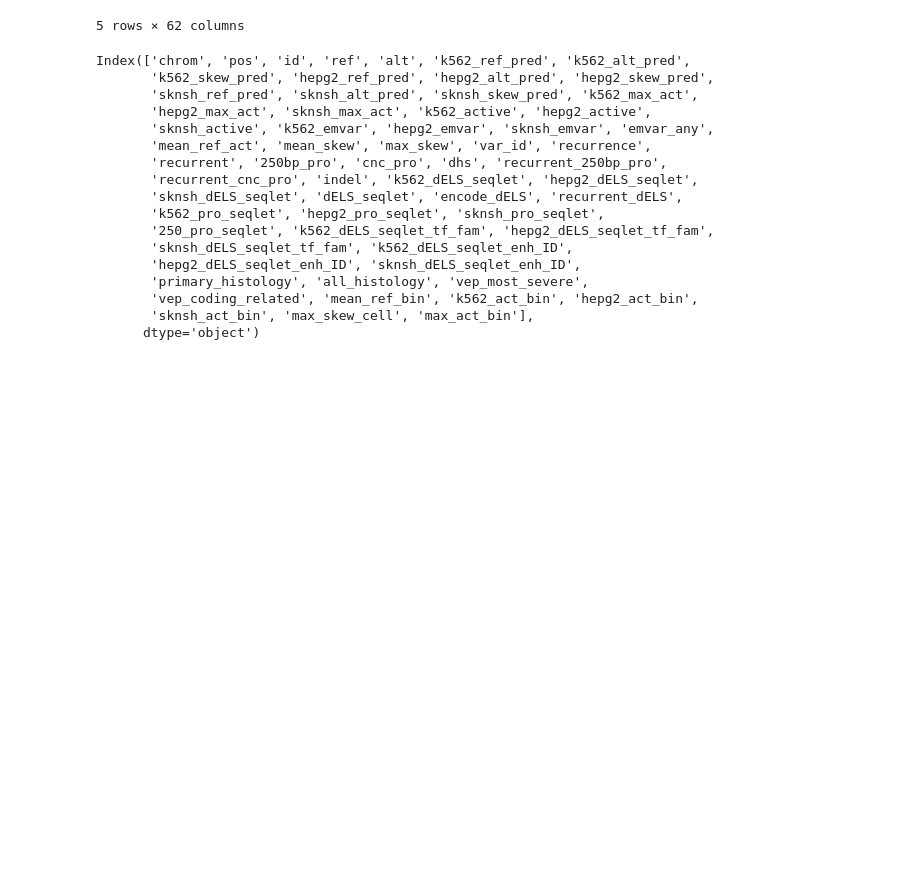
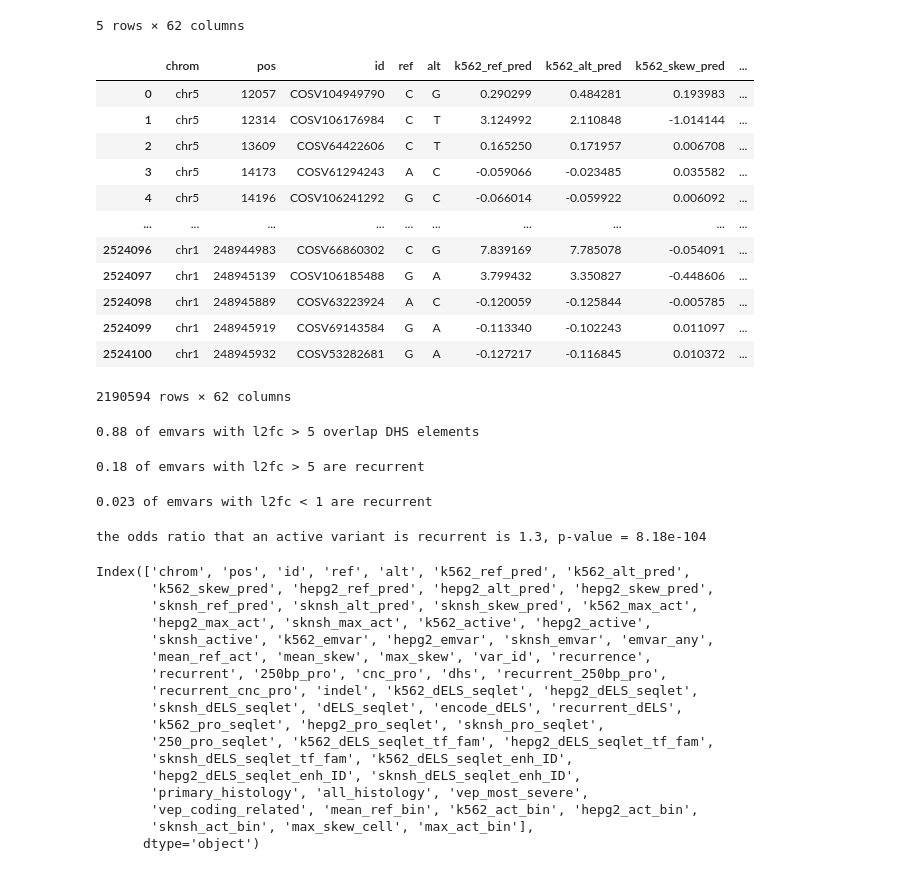
Before and after one commit to john-c-butts/MPAC, a Jupyter notebook: revision_experiments/cosmic/scripts/COSMIC_analysis_v9.ipynb, the cells around one changed output. Saved outputs shown, nothing was run; the diff lists cells and outputs as text; code cells hidden in the pictures; blank space fills up the shorter version.

Commit message:
Update COSMIC analysis notebook to v9
Co-Authored-By: Claude Sonnet 4.6 <noreply@anthropic.com>

```diff
--- a/revision_experiments/cosmic/scripts/COSMIC_analysis_v9.ipynb
+++ b/revision_experiments/cosmic/scripts/COSMIC_analysis_v9.ipynb
@@ -552,3 +552,56 @@ cosmic_preds.head()
 | 3 | chr5 | 14173 | COSV61294243 | A | C | -0.059066 | -0.023485 | 0.035582 | ... |
 | 4 | chr5 | 14196 | COSV106241292 | G | C | -0.066014 | -0.059922 | 0.006092 | ... |
 5 rows × 62 columns
+# %%
+cosmic_preds4act_bin
+# %% [output]
+|  | chrom | pos | id | ref | alt | k562_ref_pred | k562_alt_pred | k562_skew_pred | ... |
+| 0 | chr5 | 12057 | COSV104949790 | C | G | 0.290299 | 0.484281 | 0.193983 | ... |
+| 1 | chr5 | 12314 | COSV106176984 | C | T | 3.124992 | 2.110848 | -1.014144 | ... |
+| 2 | chr5 | 13609 | COSV64422606 | C | T | 0.165250 | 0.171957 | 0.006708 | ... |
+| 3 | chr5 | 14173 | COSV61294243 | A | C | -0.059066 | -0.023485 | 0.035582 | ... |
+| 4 | chr5 | 14196 | COSV106241292 | G | C | -0.066014 | -0.059922 | 0.006092 | ... |
+| ... | ... | ... | ... | ... | ... | ... | ... | ... | ... |
+| 2524096 | chr1 | 248944983 | COSV66860302 | C | G | 7.839169 | 7.785078 | -0.054091 | ... |
+| 2524097 | chr1 | 248945139 | COSV106185488 | G | A | 3.799432 | 3.350827 | -0.448606 | ... |
+| 2524098 | chr1 | 248945889 | COSV63223924 | A | C | -0.120059 | -0.125844 | -0.005785 | ... |
+| 2524099 | chr1 | 248945919 | COSV69143584 | G | A | -0.113340 | -0.102243 | 0.011097 | ... |
+| 2524100 | chr1 | 248945932 | COSV53282681 | G | A | -0.127217 | -0.116845 | 0.010372 | ... |
+2190594 rows × 62 columns
+# %%
+# calculate the percent overlap of emvars with activity > 5 and DHS
+l2fcGreater5_emvars = cosmic_preds4act_bin[(cosmic_preds4act_bin['max_act_bin'].astype(str) == '(5.0, inf]') &
+                                           (cosmic_preds4act_bin['emvar_any'] == 1)]
+print(f'{l2fcGreater5_emvars['dhs'].sum() / len(l2fcGreater5_emvars):.2} of emvars with l2fc > 5 overlap DHS elements')
+# %% [output]
+0.88 of emvars with l2fc > 5 overlap DHS elements
+# %%
+# calculate the percent overlap of recurrent emvars with activity > 5 and DHS
+l2fcGreater5_RecEmvars = cosmic_preds4act_bin[(cosmic_preds4act_bin['max_act_bin'].astype(str) == '(5.0, inf]') &
+                                              (cosmic_preds4act_bin['emvar_any'] == 1)]
+print(f'{l2fcGreater5_RecEmvars['recurrent'].sum() / len(l2fcGreater5_RecEmvars):.2} of emvars with l2fc > 5 are recurrent')
+# %% [output]
+0.18 of emvars with l2fc > 5 are recurrent
+# %%
+# calculate the percent overlap of recurrent emvars with activity > 5 and DHS
+l2fcGreater5_RecEmvars = cosmic_preds4act_bin[(cosmic_preds4act_bin['max_act_bin'].astype(str) == '(-inf, 1.0]') &
+                                              (cosmic_preds4act_bin['emvar_any'] == 1)]
+print(f'{l2fcGreater5_RecEmvars['recurrent'].sum() / len(l2fcGreater5_RecEmvars):.2} of emvars with l2fc < 1 are recurrent')
+# %% [output]
+0.023 of emvars with l2fc < 1 are recurrent
+# %%
+# calculate the enrichment for recurrence at all active bins (> 1)
+active_bin = cosmic_preds4act_bin[cosmic_preds4act_bin['max_act_bin'].astype(str).isin(['(2.0, 3.0]', '(1.0, 2.0]', '(3.0, 4.0]', '(4.0, 5.0]', '(5.0, inf'])]
+inactive_bin = cosmic_preds4act_bin[~cosmic_preds4act_bin['max_act_bin'].astype(str).isin(['(2.0, 3.0]', '(1.0, 2.0]', '(3.0, 4.0]', '(4.0, 5.0]', '(5.0, inf'])]
+# calculate the n's of each
+a = active_bin['recurrent'].sum() # active recurrent
+b = len(active_bin) - a # active not recurrent
+c = inactive_bin['recurrent'].sum() # inactive recurrent
+d = len(inactive_bin) - c # inactive not recurrent
+table = np.array([[a, b], [c, d]])
+
+oddsr, pval = stats.fisher_exact(table)
+ci = stats.contingency.odds_ratio(table).confidence_interval(0.95)
+print(f'the odds ratio that an active variant is recurrent is {oddsr:.2}, p-value = {pval:.2e}')
+# %% [output]
+the odds ratio that an active variant is recurrent is 1.3, p-value = 8.18e-104
```
Also changed, not shown: parts of 6 cells of this notebook.
